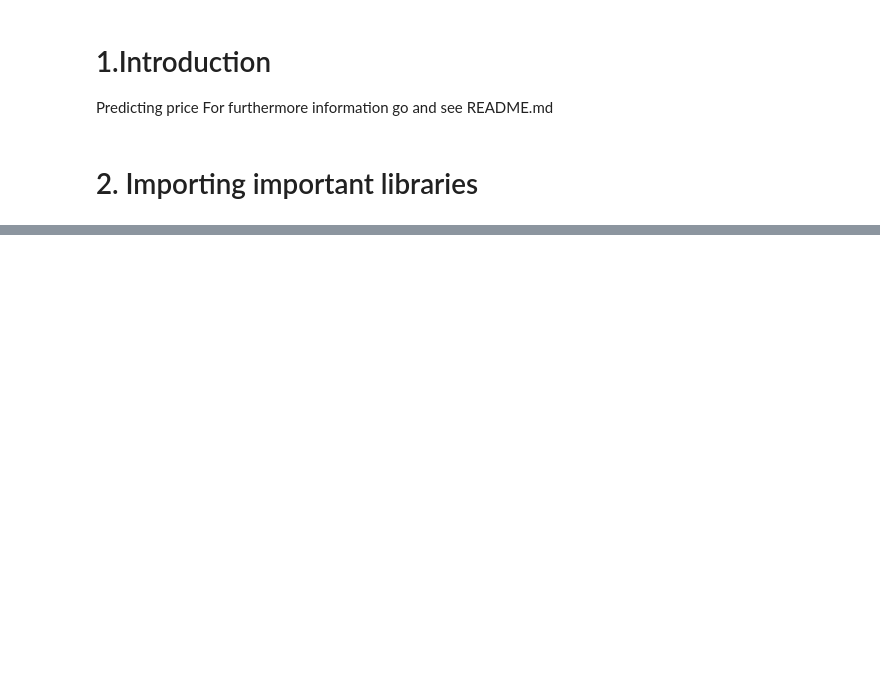
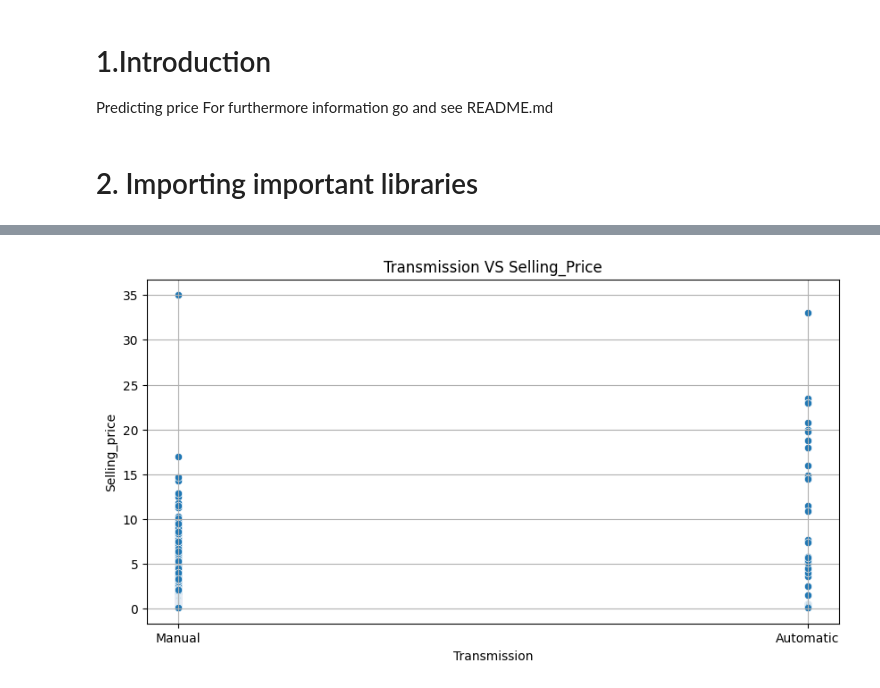
Before and after one commit to rishv1912/Vehicle-Price-Prediction, a Jupyter notebook: Prediction.ipynb, the cells around one changed output, grey strips where cells are left out. Cells and saved outputs as stored; diff of their text form; code cells hidden in the pictures; blank space fills up the shorter version.

```diff
--- a/Prediction.ipynb
+++ b/Prediction.ipynb
@@ -184,0 +140,12 @@ plt.show()
+# %%
+plt.figure(figsize=(10,5))
+
+sns.scatterplot(x="Transmission",y="Selling_Price",data=df)
+
+plt.title('Transmission VS Selling_Price',)
+plt.xlabel('Transmission')
+plt.ylabel('Selling_price')
+plt.grid()
+plt.show()
+# %% [output]
+[figure, added]
```
Also changed, not shown: parts of 50 cells of this notebook, 6 other files.
